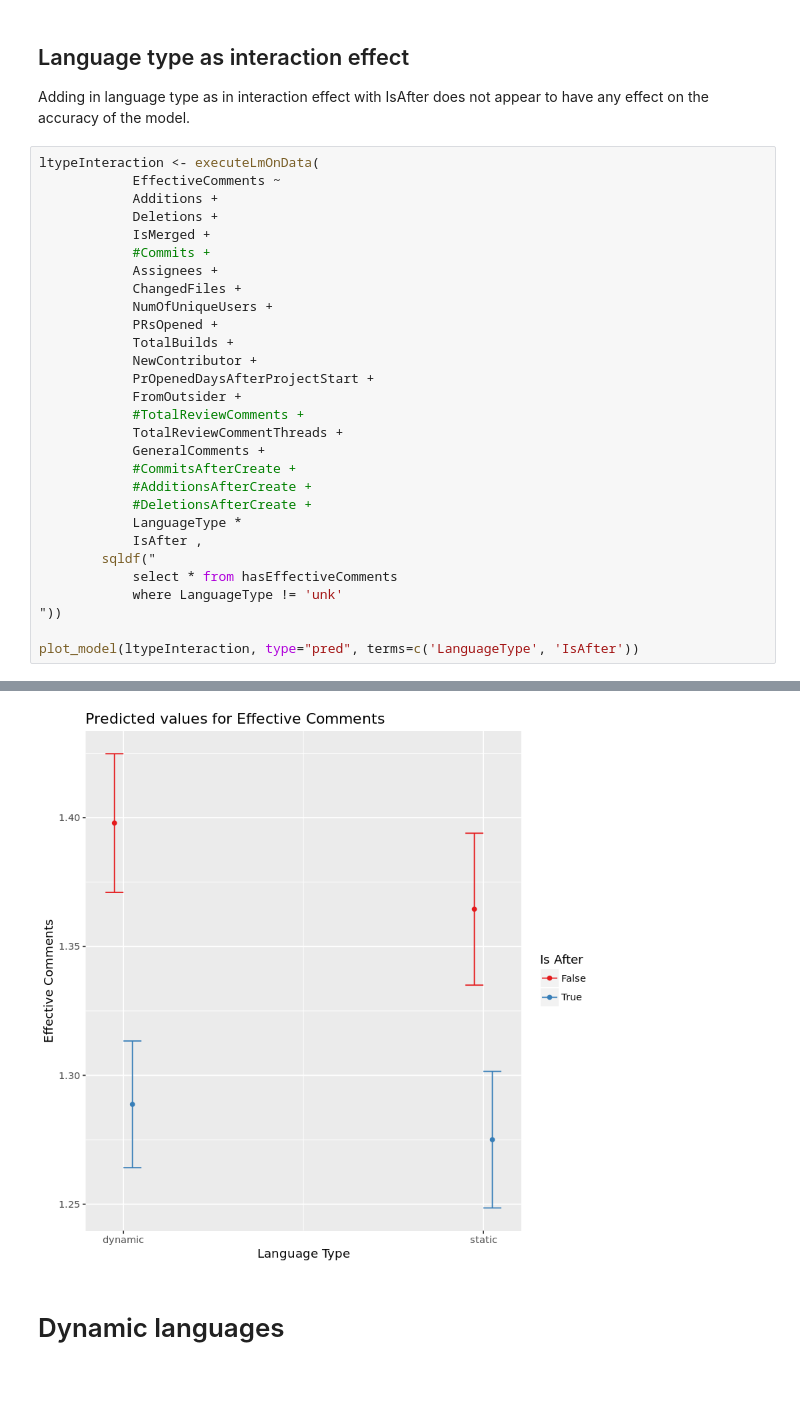
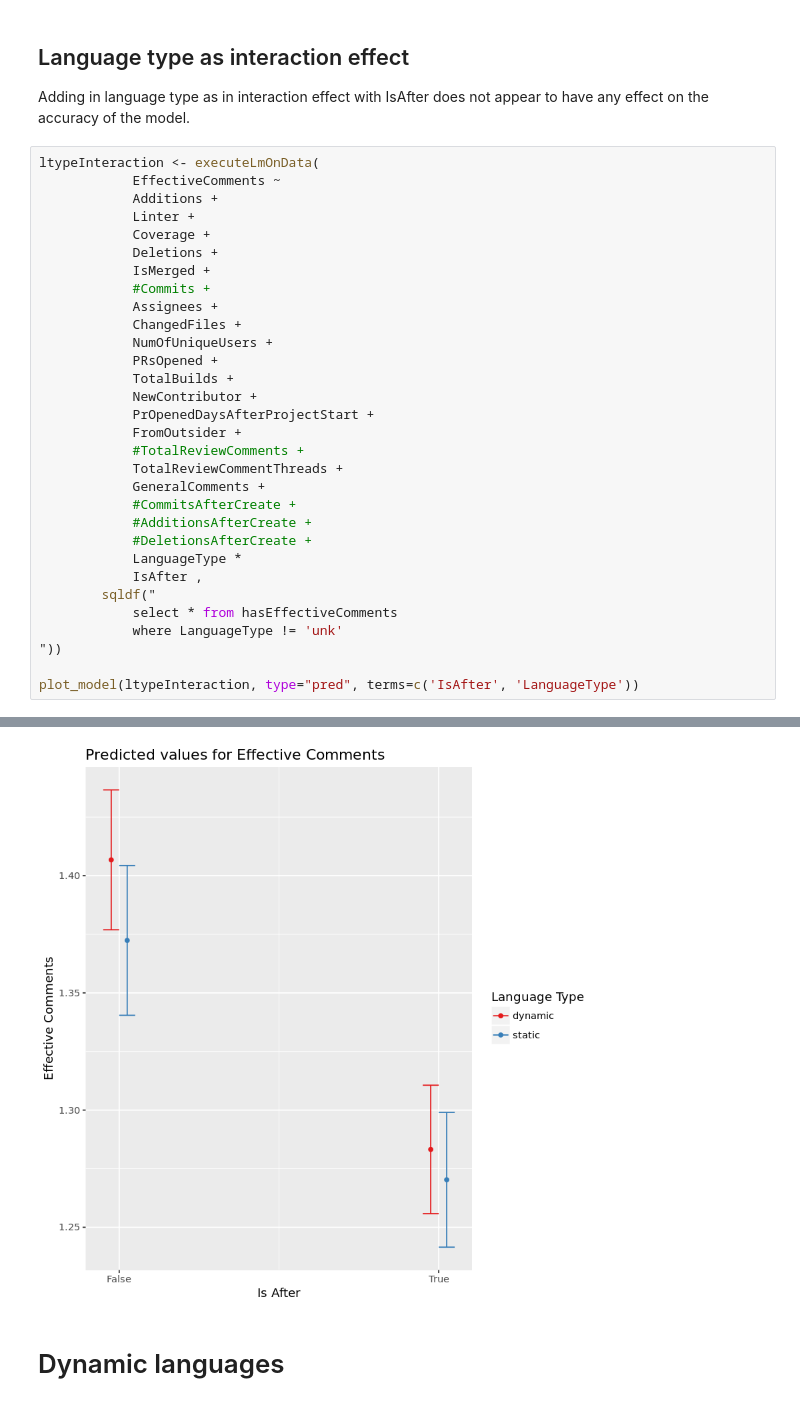
Before and after one commit to TheDutchDevil/code_reviews, a Jupyter notebook: analysis/effective_comments_models.ipynb, the cells around one changed output, grey strips where cells are left out. Drawn from its saved outputs; the diff is of its cells as text.

```diff
--- a/analysis/effective_comments_models.ipynb
+++ b/analysis/effective_comments_models.ipynb
@@ -281,6 +928,8 @@ Adding in language type as in interaction effect with IsAfter does not appear to
 ltypeInteraction <- executeLmOnData(
             EffectiveComments ~
             Additions +
+            Linter +
+            Coverage +
             Deletions +
             IsMerged +
             #Commits +
@@ -305,7 +954,7 @@ ltypeInteraction <- executeLmOnData(
             where LanguageType != 'unk'
 "))
 
-plot_model(ltypeInteraction, type="pred", terms=c('LanguageType', 'IsAfter'))
+plot_model(ltypeInteraction, type="pred", terms=c('IsAfter', 'LanguageType'))
 # %% [output]
 Call:
 lm(formula = formula, data = data)
@@ -325,6 +974,6 @@ Residuals                     16389 3487.6     0.2
 ---
 Signif. codes:  0 ‘***’ 0.001 ‘**’ 0.01 ‘*’ 0.05 ‘.’ 0.1 ‘ ’ 1
-[figure, old version]
+[figure, new version]
 # %% [markdown]
 # Dynamic languages
 # %%
```
Also changed, not shown: parts of 16 cells of this notebook, 2 other files.
